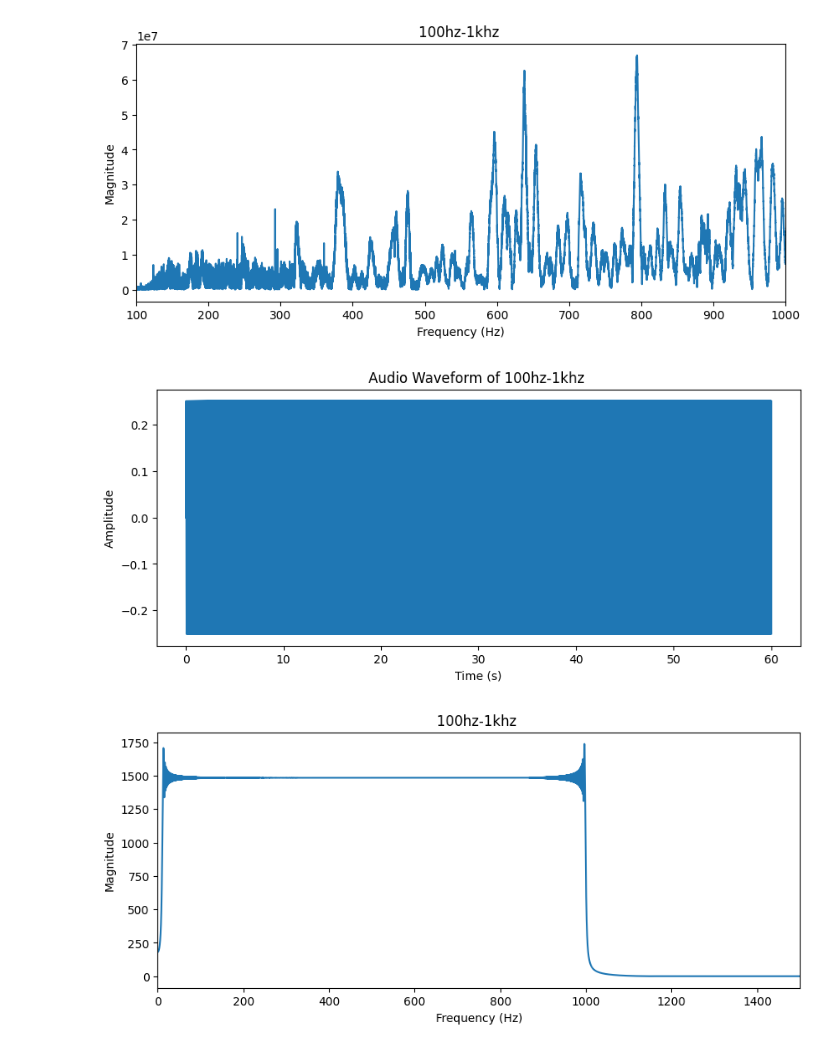
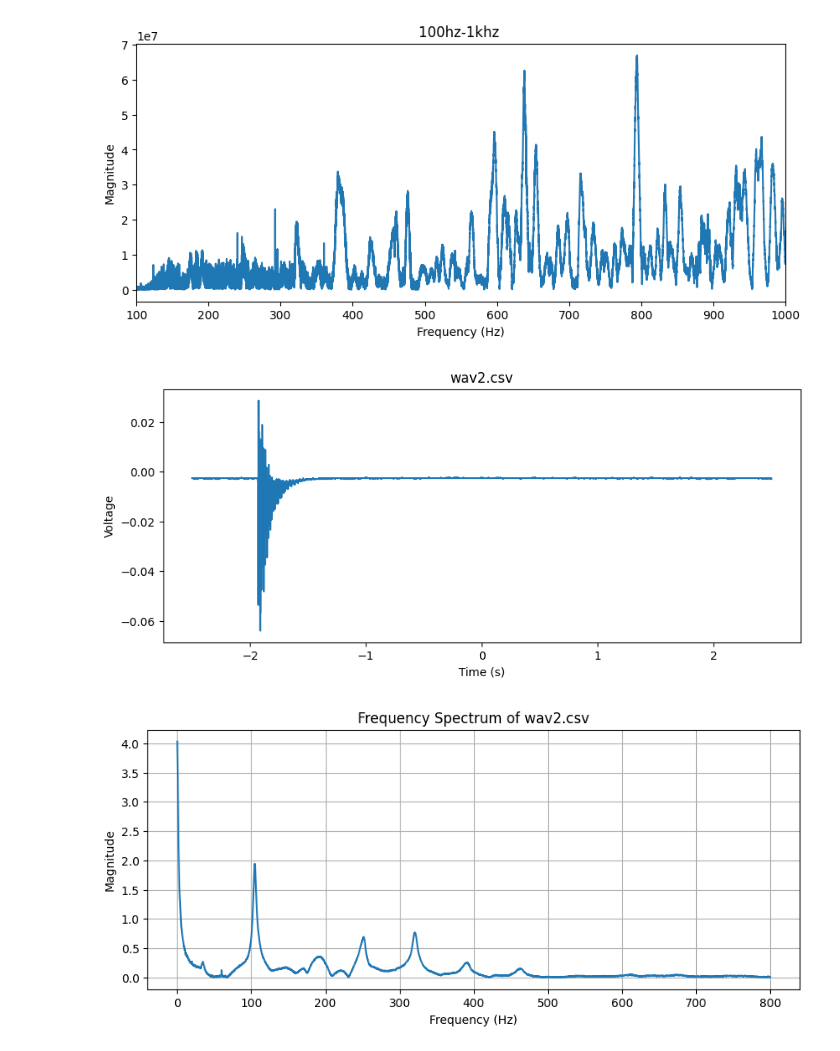
Before and after one commit to massiegabe/Acousticsproject, a Jupyter notebook: New Setup/Browntubev2.ipynb, the cells around one changed output. Saved outputs shown, nothing was run; the diff lists cells and outputs as text; code cells hidden in the pictures.

```diff
--- a/New Setup/Browntubev2.ipynb
+++ b/New Setup/Browntubev2.ipynb
@@ -221,37 +232,42 @@ plt.show()
 # %% [output]
 [figure]
 [figure]
-# %%
-sr, data = wavfile.read("Wav files/LinSwp_10_1000_-12_dBFS_48k_Float_LR.wav")
-
-duration = len(data) / sr
-time_array = np.linspace(0, duration, len(data))
-if data.ndim > 1:
-        data = data[:, 0]
-
- # Perform FFT
-fft_result = np.fft.fft(data)
-
-    # Calculate frequencies corresponding to the FFT result
-frequencies = np.fft.fftfreq(len(data), d=1/sr)
-
-
-positive_frequencies = frequencies[:len(data)//2]
-magnitude_spectrum = np.abs(fft_result[:len(data)//2])
-
-plt.figure(figsize=(10, 4))
-plt.plot(time_array, data)
-plt.xlabel("Time (s)")
-plt.ylabel("Amplitude")
-plt.title("Audio Waveform of 100hz-1khz ")
-plt.show()
-plt.figure(figsize=(10, 4,))
-plt.plot(positive_frequencies, magnitude_spectrum)
-plt.xlim(0, 1500)
-plt.xlabel("Frequency (Hz)")
-plt.ylabel("Magnitude")
-plt.title("100hz-1khz ")
-plt.show()
-# %% [output]
-[figure, removed]
-[figure, removed]
+# %%
+# plot wav2.csv (first line is header; columns = time, voltage) into the existing axes[1]
+df = pd.read_csv("wav2.csv")
+# normalize column names and provide a safe fallback to first two columns if names differ
+df.columns = df.columns.str.strip().str.lower()
+if 'time' not in df.columns or 'voltage' not in df.columns:
+    df = df.rename(columns={df.columns[0]: 'time', df.columns[1]: 'voltage'})
+
+ax = axes[1] if isinstance(axes, (np.ndarray, list)) else axes
+ax.clear()
+ax.plot(df['time'], df['voltage'])
+ax.set_xlabel('Time (s)')
+ax.set_ylabel('Voltage')
+ax.set_title('wav2.csv')
+ax.grid(True)
+fig.tight_layout()
+plt.figure(figsize=(10, 4,))
+plt.plot(df['time'], df['voltage'])
+plt.xlabel("Time (s)")
+plt.ylabel("Voltage")
+plt.title("wav2.csv")
+plt.show()
+
+# Perform FFT on the voltage data
+fft_result = np.fft.fft(df['voltage'])
+frequencies = np.fft.fftfreq(len(df['voltage']), df['time'].diff().mean())
+
+# Plot only positive frequencies
+positive_mask = frequencies > 0
+plt.figure(figsize=(10, 4))
+plt.plot(frequencies[positive_mask], np.abs(fft_result)[positive_mask])
+plt.xlabel('Frequency (Hz)')
+plt.ylabel('Magnitude')
+plt.title('Frequency Spectrum of wav2.csv')
+plt.grid(True)
+plt.show()
+# %% [output]
+[figure, added]
+[figure, added]
```
Also changed, not shown: parts of 5 cells of this notebook, 11 other files.
